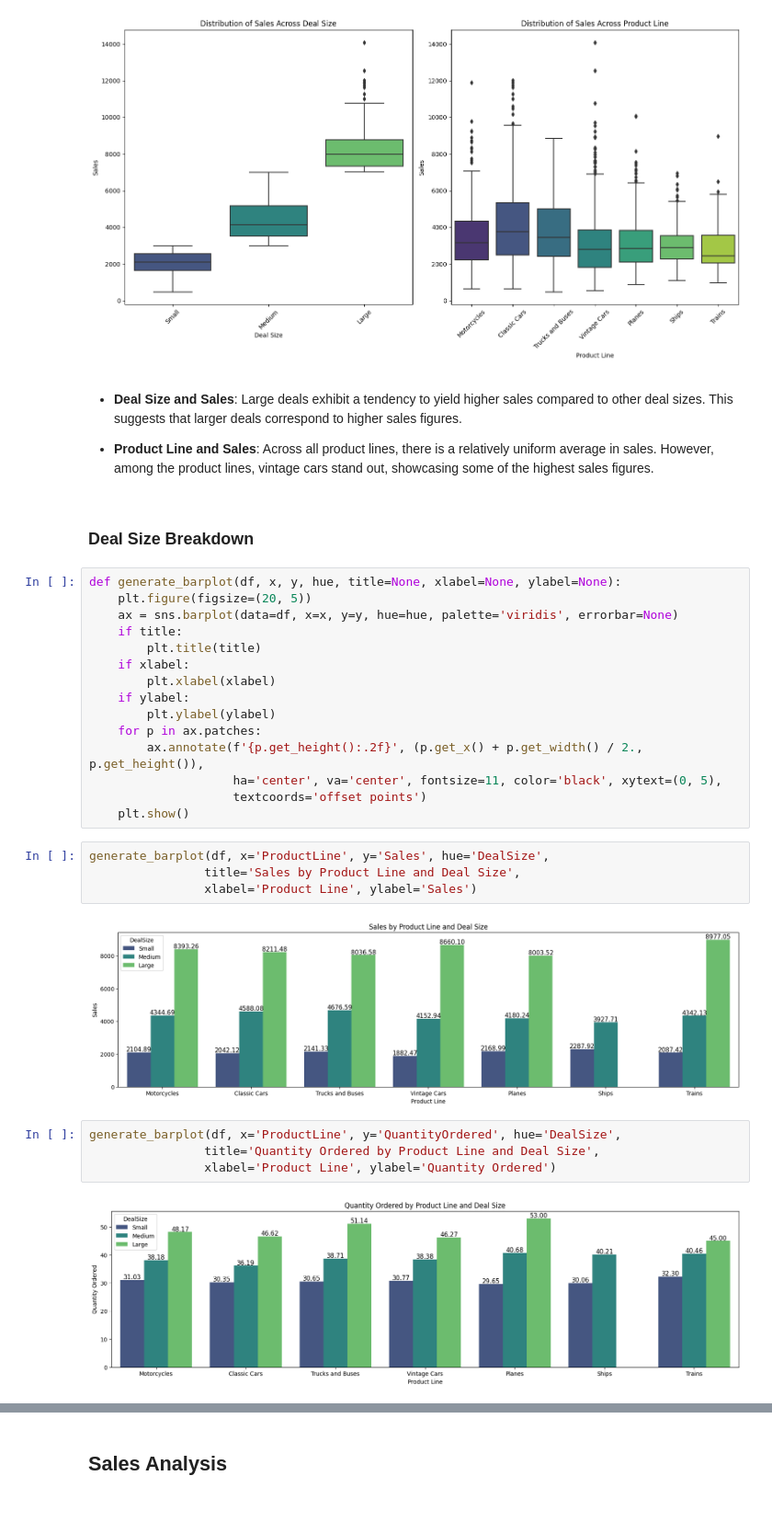
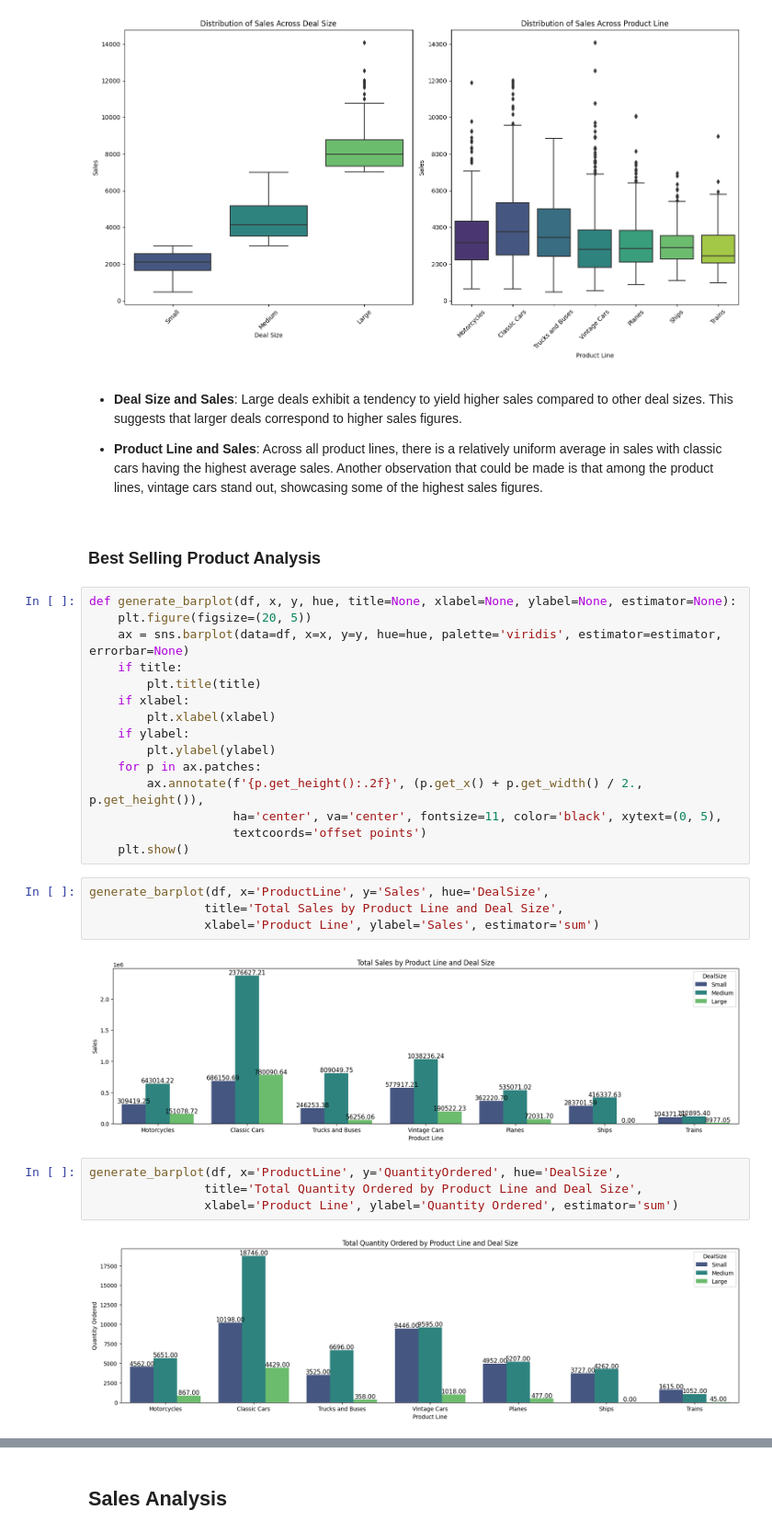
Before and after one commit to Kimchi21/Data-Analysis_Portfolio, a Jupyter notebook: Automobile Sales/Python Notebooks/Autosales_Analysis.ipynb, the cells around one changed output, grey strips where cells are left out. Shown at 92% size. Cells and saved outputs as stored; diff of their text form; blank space fills up the shorter version.

```diff
--- a/Automobile Sales/Python Notebooks/Autosales_Analysis.ipynb
+++ b/Automobile Sales/Python Notebooks/Autosales_Analysis.ipynb
@@ -319,13 +319,13 @@ plt.show()
 # %% [markdown]
 - **Deal Size and Sales**: Large deals exhibit a tendency to yield higher sales compared to other deal sizes. This suggests that larger deals correspond to higher sales figures.
 
-- **Product Line and Sales**: Across all product lines, there is a relatively uniform average in sales. However, among the product lines, vintage cars stand out, showcasing some of the highest sales figures.
+- **Product Line and Sales**: Across all product lines, there is a relatively uniform average in sales with classic cars having the highest average sales. Another observation that could be made is that among the product lines, vintage cars stand out, showcasing some of the highest sales figures.
-# %% [markdown]
-### Deal Size Breakdown
+# %% [markdown]
+### Best Selling Product Analysis
 # %%
-def generate_barplot(df, x, y, hue, title=None, xlabel=None, ylabel=None):
+def generate_barplot(df, x, y, hue, title=None, xlabel=None, ylabel=None, estimator=None):
     plt.figure(figsize=(20, 5))
-    ax = sns.barplot(data=df, x=x, y=y, hue=hue, palette='viridis', errorbar=None)
+    ax = sns.barplot(data=df, x=x, y=y, hue=hue, palette='viridis', estimator=estimator, errorbar=None)
     if title:
         plt.title(title)
     if xlabel:
@@ -339,15 +339,15 @@ def generate_barplot(df, x, y, hue, title=None, xlabel=None, ylabel=None):
     plt.show()
 # %%
 generate_barplot(df, x='ProductLine', y='Sales', hue='DealSize',
-                title='Sales by Product Line and Deal Size',
-                xlabel='Product Line', ylabel='Sales')
+                title='Total Sales by Product Line and Deal Size',
+                xlabel='Product Line', ylabel='Sales', estimator='sum')
 # %% [output]
-[figure, old version]
+[figure, new version]
 # %%
 generate_barplot(df, x='ProductLine', y='QuantityOrdered', hue='DealSize',
-                title='Quantity Ordered by Product Line and Deal Size',
-                xlabel='Product Line', ylabel='Quantity Ordered')
+                title='Total Quantity Ordered by Product Line and Deal Size',
+                xlabel='Product Line', ylabel='Quantity Ordered', estimator='sum')
 # %% [output]
-[figure, old version]
+[figure, new version]
 # %%
 generate_barplot(df, x='ProductLine', y='Price', hue='DealSize',
```
Also changed, not shown: parts of 8 cells of this notebook, 1 other file.
